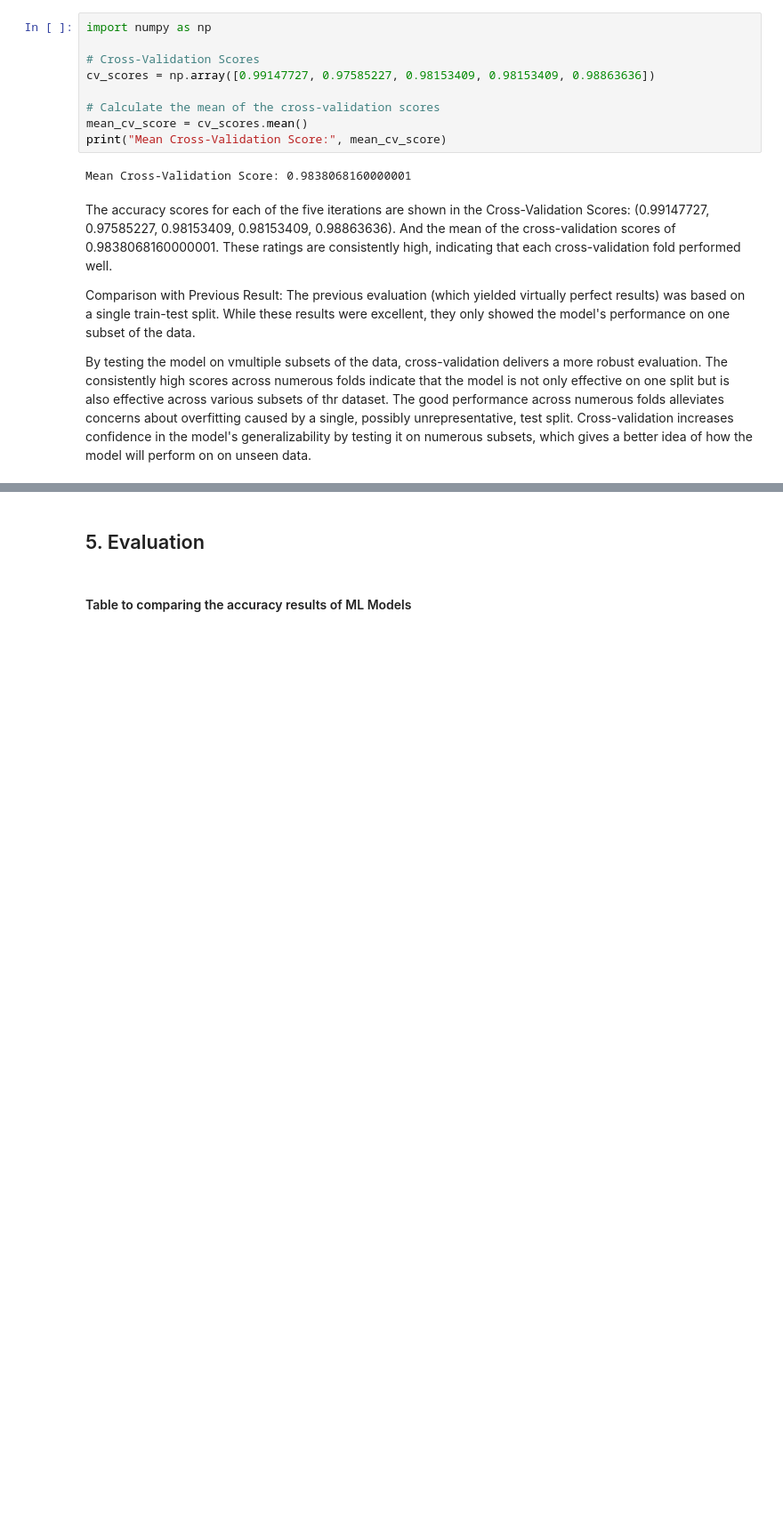
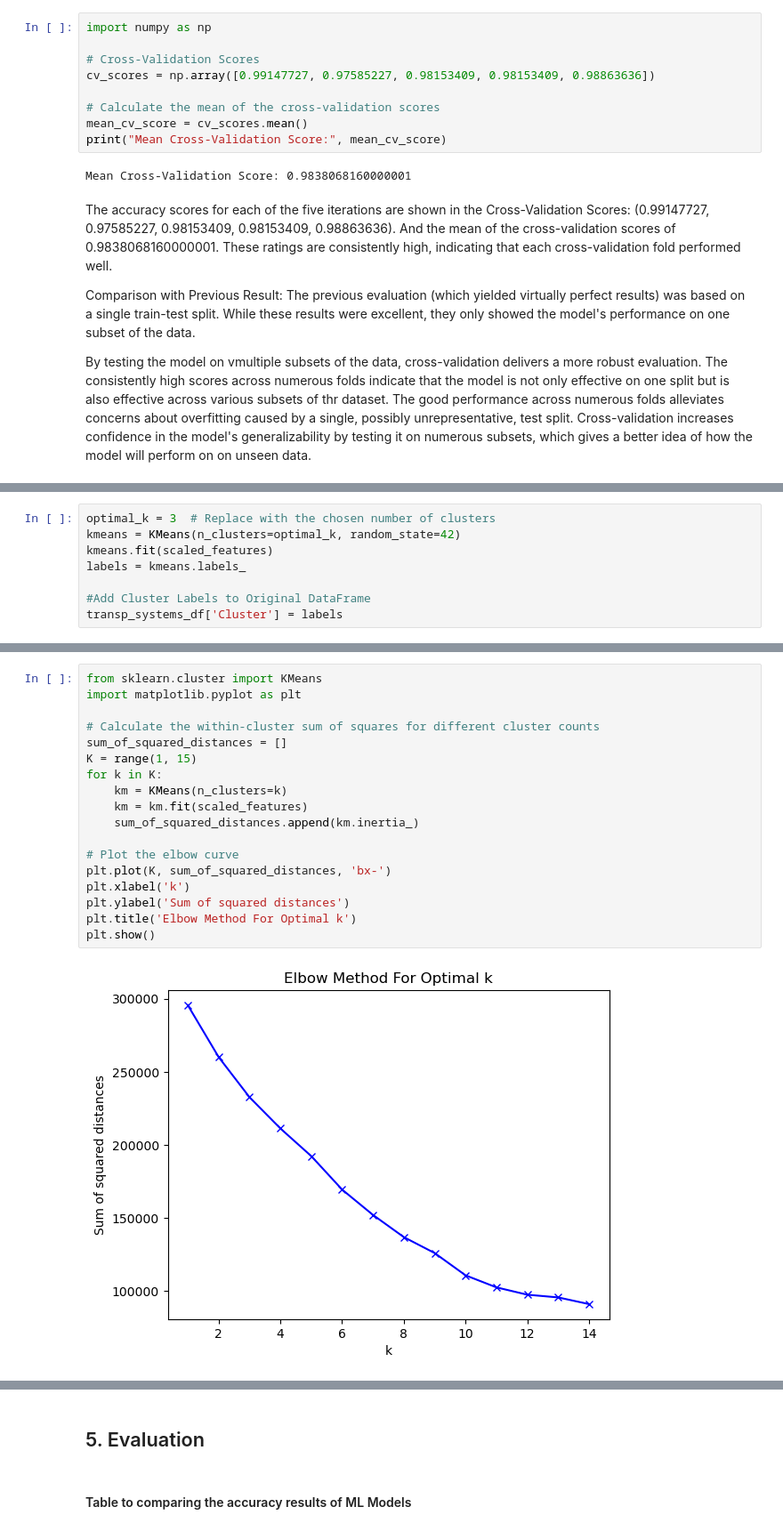
Before and after one commit to rosilenedasilva/public-transport-sentiment-analysis-insights, a Jupyter notebook: MSC_DA_CA2_sentiment_analysis.ipynb, the cells around one changed output, grey strips where cells are left out. Shown: that part at 89% size. Cells and saved outputs as stored; diff of their text form; blank space fills up the shorter version.

```diff
--- a/MSC_DA_CA2_sentiment_analysis.ipynb
+++ b/MSC_DA_CA2_sentiment_analysis.ipynb
@@ -1040,0 +1101,8 @@ plt.show()
+# %%
+optimal_k = 3  # Replace with the chosen number of clusters
+kmeans = KMeans(n_clusters=optimal_k, random_state=42)
+kmeans.fit(scaled_features)
+labels = kmeans.labels_
+
+#Add Cluster Labels to Original DataFrame
+transp_systems_df['Cluster'] = labels
@@ -1040,0 +1140,20 @@ plt.show()
+# %%
+from sklearn.cluster import KMeans
+import matplotlib.pyplot as plt
+
+# Calculate the within-cluster sum of squares for different cluster counts
+sum_of_squared_distances = []
+K = range(1, 15)
+for k in K:
+    km = KMeans(n_clusters=k)
+    km = km.fit(scaled_features)
+    sum_of_squared_distances.append(km.inertia_)
+
+# Plot the elbow curve
+plt.plot(K, sum_of_squared_distances, 'bx-')
+plt.xlabel('k')
+plt.ylabel('Sum of squared distances')
+plt.title('Elbow Method For Optimal k')
+plt.show()
+# %% [output]
+[figure, added]
```
Also changed, not shown: parts of 77 cells of this notebook.
